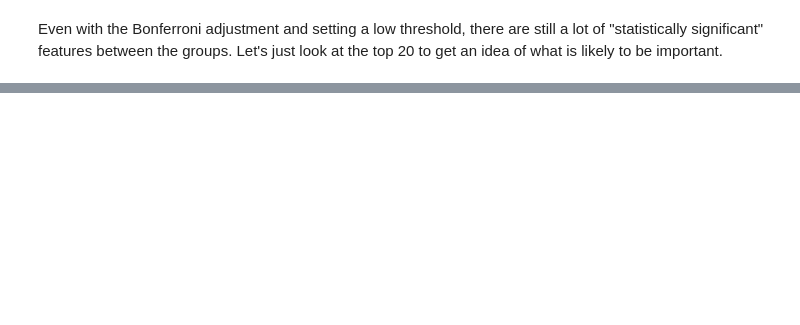
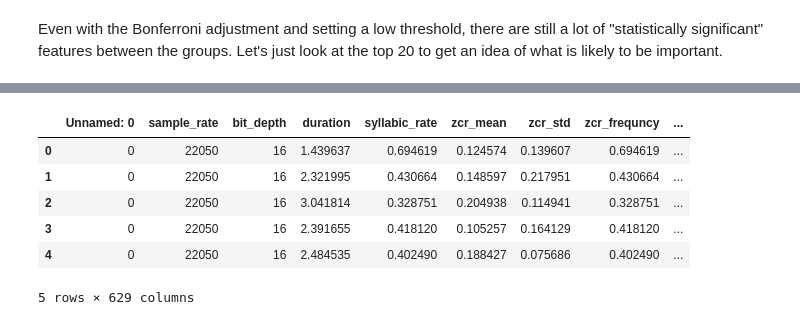
Before and after one commit to dannykaplunski/EmotionsAcrossLangsStatisticalLearning, a Jupyter notebook: kmeansClustering.ipynb, the cells around one changed output, grey strips where cells are left out. Cells and saved outputs as stored; diff of their text form; code cells hidden in the pictures; blank space fills up the shorter version.

Commit message:
updating k-means clustering
Adding the output of clustering as columns to the original datafile.

```diff
--- a/kmeansClustering.ipynb
+++ b/kmeansClustering.ipynb
@@ -633 +635,19 @@ for column in collist:
 ... (7 outputs left out)
+# %%
+#create and output based on the original data set, but with various clustering information added.
+
+dfout = dfin
+dfout['kmeans_wlang_elbow'] = elbowclusters
+dfout['kmeans_wolang_elbow'] = elbowclusters2
+dfout['kmeans_wlang_sil'] = silclusters
+dfout['kmeans_wolang_sil'] = silclusters2
+
+dfout.head()
+# %% [output]
+|  | Unnamed: 0 | sample_rate | bit_depth | duration | syllabic_rate | zcr_mean | zcr_std | zcr_frequncy | ... |
+| 0 | 0 | 22050 | 16 | 1.439637 | 0.694619 | 0.124574 | 0.139607 | 0.694619 | ... |
+| 1 | 0 | 22050 | 16 | 2.321995 | 0.430664 | 0.148597 | 0.217951 | 0.430664 | ... |
+| 2 | 0 | 22050 | 16 | 3.041814 | 0.328751 | 0.204938 | 0.114941 | 0.328751 | ... |
+| 3 | 0 | 22050 | 16 | 2.391655 | 0.418120 | 0.105257 | 0.164129 | 0.418120 | ... |
+| 4 | 0 | 22050 | 16 | 2.484535 | 0.402490 | 0.188427 | 0.075686 | 0.402490 | ... |
+5 rows × 629 columns
```
Also changed, not shown: parts of 19 cells of this notebook, 1 other file.
